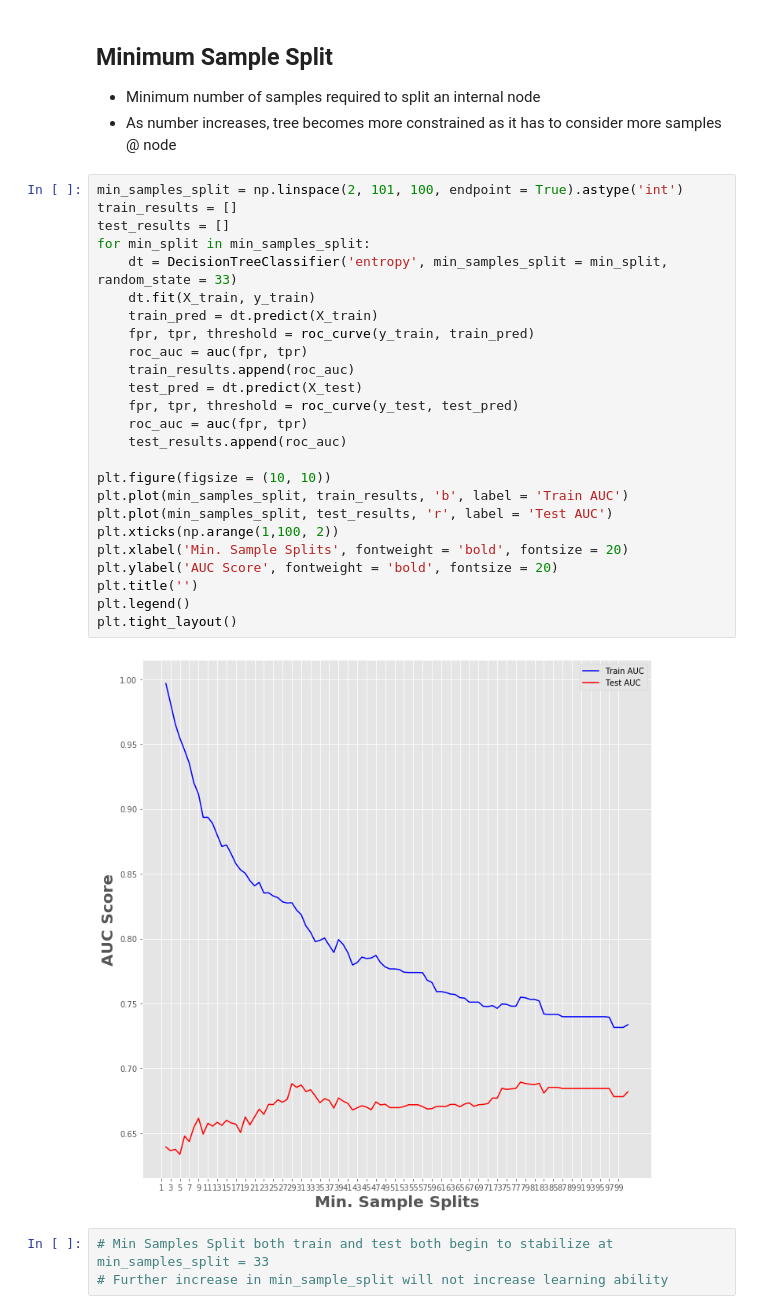
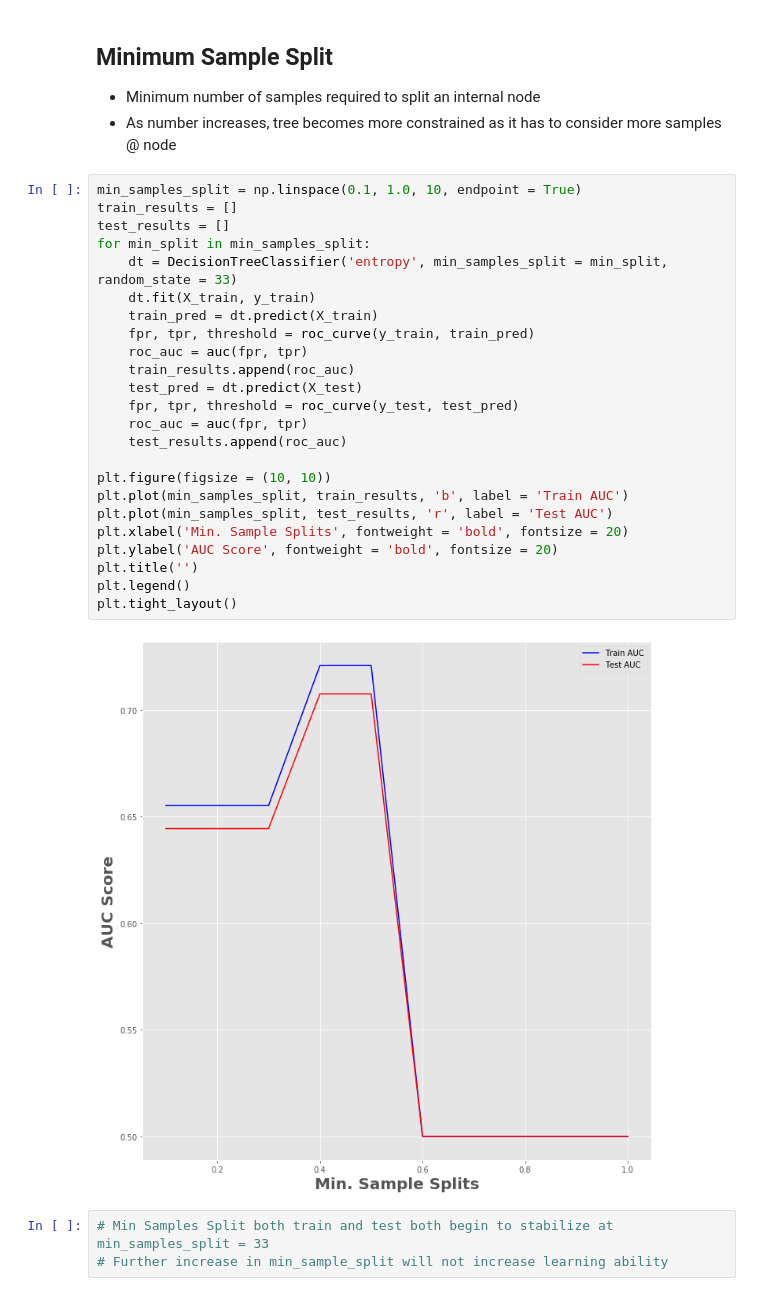
Before and after one commit to andrewcole33/telco_churn_analysis, a Jupyter notebook: decision_tree.ipynb, the cells around one changed output. Drawn from its saved outputs; the diff is of its cells as text.

```diff
--- a/decision_tree.ipynb
+++ b/decision_tree.ipynb
@@ -217,32 +222,31 @@ plt.tight_layout()
 - Minimum number of samples required to split an internal node
 - As number increases, tree becomes more constrained as it has to consider more samples @ node
 # %%
-min_samples_split = np.linspace(2, 101, 100, endpoint = True).astype('int')
+min_samples_split = np.linspace(0.1, 1.0, 10, endpoint = True)
 train_results = []
 test_results = []
 for min_split in min_samples_split:
     dt = DecisionTreeClassifier('entropy', min_samples_split = min_split, random_state = 33)
     dt.fit(X_train, y_train)
     train_pred = dt.predict(X_train)
     fpr, tpr, threshold = roc_curve(y_train, train_pred)
     roc_auc = auc(fpr, tpr)
     train_results.append(roc_auc)
     test_pred = dt.predict(X_test)
     fpr, tpr, threshold = roc_curve(y_test, test_pred)
     roc_auc = auc(fpr, tpr)
     test_results.append(roc_auc)
 
 plt.figure(figsize = (10, 10))
 plt.plot(min_samples_split, train_results, 'b', label = 'Train AUC')
 plt.plot(min_samples_split, test_results, 'r', label = 'Test AUC')
-plt.xticks(np.arange(1,100, 2))
 plt.xlabel('Min. Sample Splits', fontweight = 'bold', fontsize = 20)
 plt.ylabel('AUC Score', fontweight = 'bold', fontsize = 20)
 plt.title('')
 plt.legend()
 plt.tight_layout()
 # %% [output]
-[figure, old version]
+[figure, new version]
 # %%
 # Min Samples Split both train and test both begin to stabilize at min_samples_split = 33
 # Further increase in min_sample_split will not increase learning ability
```
Also changed, not shown: parts of 17 cells of this notebook.
